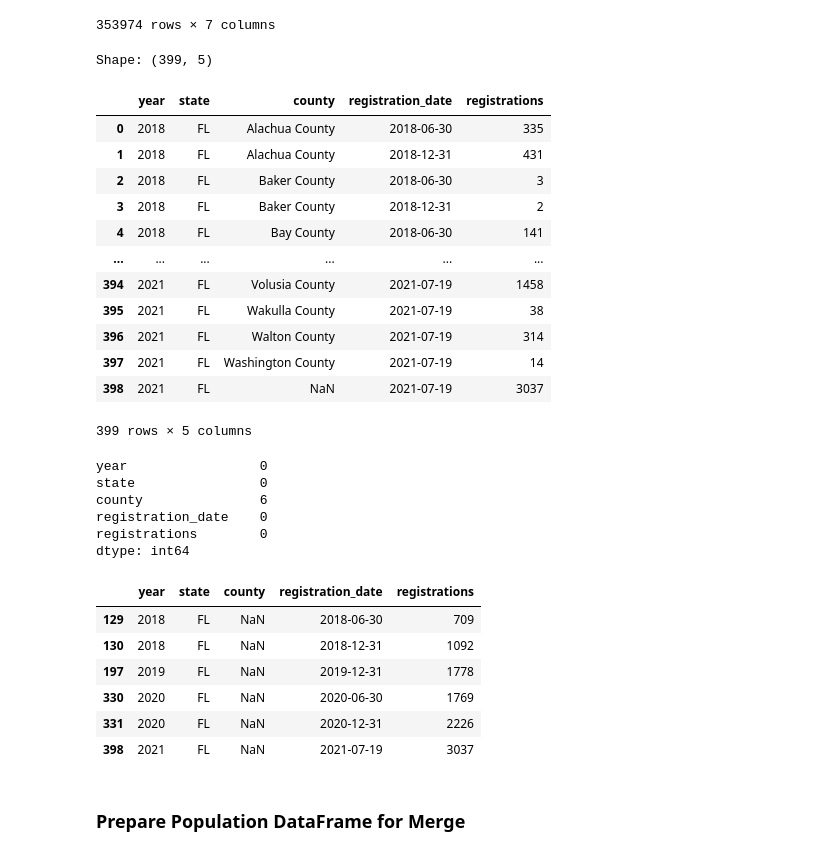
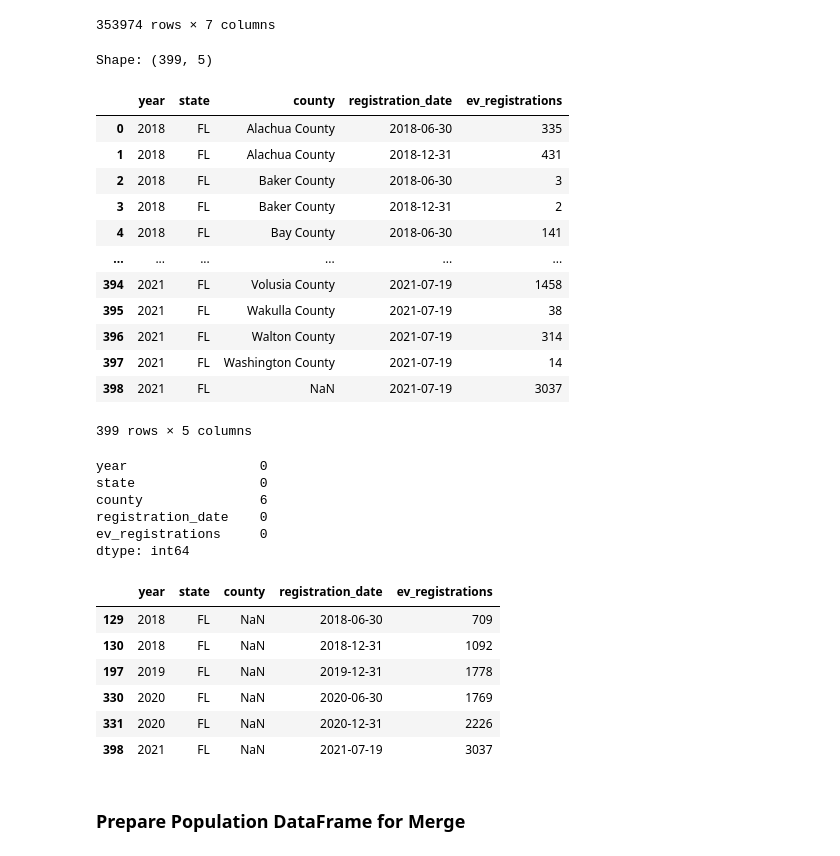
Before and after one commit to rune-encoder/Project-1, a Jupyter notebook: notebooks/individual_work/christian_exploration/data_analysis/ev_population_analysis.ipynb, the cells around one changed output. Cells and saved outputs as stored; diff of their text form; code cells hidden in the pictures.

Commit message:
Starting to format and visualize the adoption rate of ev per county

```diff
--- a/notebooks/individual_work/christian_exploration/data_analysis/ev_population_analysis.ipynb
+++ b/notebooks/individual_work/christian_exploration/data_analysis/ev_population_analysis.ipynb
@@ -207,14 +207,14 @@ Shape: (353974, 7)
 # %%
 # Group the EV registrations DataFrame by `year`, `state`, `county`, and `registration_date`...
 # to get the total number of registrations per specific dates grouped by year, state, and county
 # Create column for the total number of registrations called `registrations`
-fl_ev_df_group = fl_ev_df.groupby(['year', 'state', 'county', "registration_date"], dropna=False).size().reset_index(name='registrations')
+fl_ev_df_group = fl_ev_df.groupby(['year', 'state', 'county', "registration_date"], dropna=False).size().reset_index(name='ev_registrations')
 
 print("Shape:", fl_ev_df_group.shape)
 fl_ev_df_group
 # %% [output]
 Shape: (399, 5)
-|  | year | state | county | registration_date | registrations |
+|  | year | state | county | registration_date | ev_registrations |
 | 0 | 2018 | FL | Alachua County | 2018-06-30 | 335 |
 | 1 | 2018 | FL | Alachua County | 2018-12-31 | 431 |
 | 2 | 2018 | FL | Baker County | 2018-06-30 | 3 |
@@ -235,14 +235,14 @@ year                 0
 state                0
 county               6
 registration_date    0
-registrations        0
+ev_registrations     0
 dtype: int64
 # %%
 # Inspect to see if Unknown values are kept after grouping
 # Important to keep as they have valuable information on registration counts
 fl_ev_df_group.loc[fl_ev_df_group["county"].isna(), :]
 # %% [output]
-|  | year | state | county | registration_date | registrations |
+|  | year | state | county | registration_date | ev_registrations |
 | 129 | 2018 | FL | NaN | 2018-06-30 | 709 |
 | 130 | 2018 | FL | NaN | 2018-12-31 | 1092 |
 | 197 | 2019 | FL | NaN | 2019-12-31 | 1778 |
```
Also changed, not shown: parts of 20 cells of this notebook, 2 other files.
